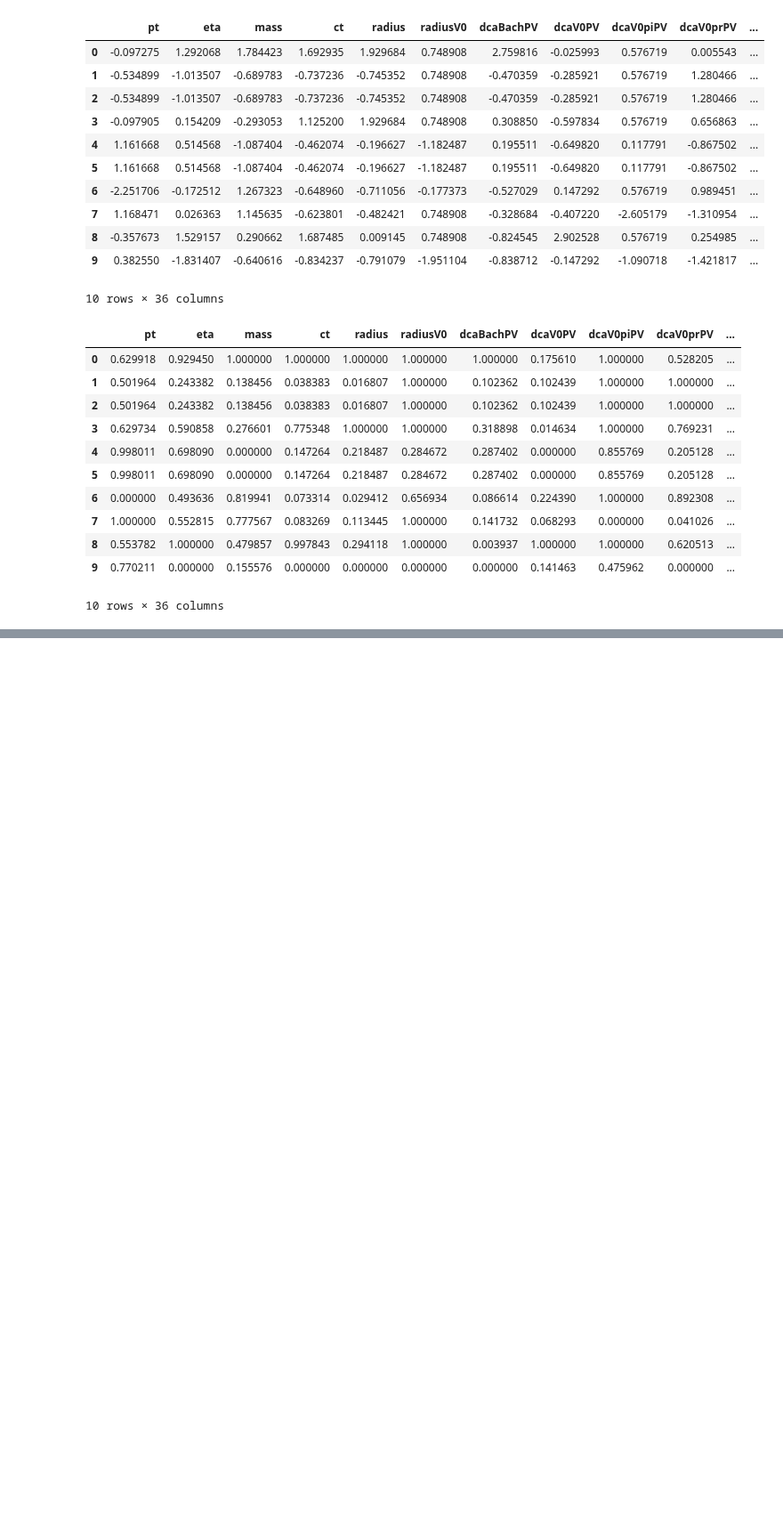
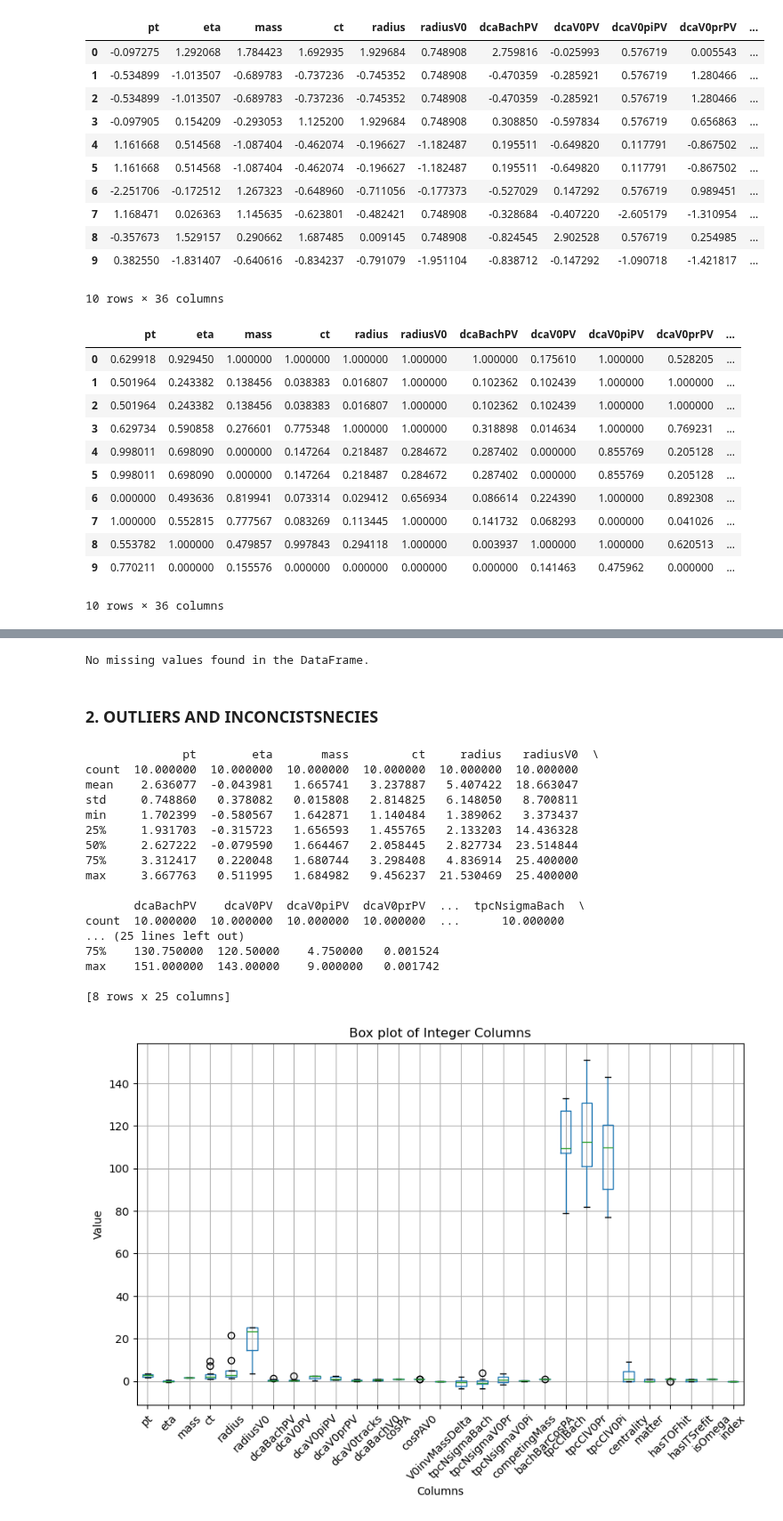
Before and after one commit to robertnesterodhiambo/Advanced_Data_analysis, a Jupyter notebook: OmegaBDT.ipynb, the cells around one changed output, grey strips where cells are left out. Shown at 89% size. Cells and saved outputs as stored; diff of their text form; code cells hidden in the pictures; blank space fills up the shorter version.

Commit message:
Data Cleaning and Preprocessing:

```diff
--- a/OmegaBDT.ipynb
+++ b/OmegaBDT.ipynb
@@ -350,0 +355,79 @@ normalized_df
+# %%
+# Check for missing values in each column AnalysisResults_reduced
+missing_values = AnalysisResults_reduced.isna().sum()
+
+# Display the columns with missing values, if any
+columns_with_missing_values = missing_values[missing_values > 0]
+if not columns_with_missing_values.empty:
+    print("Columns with missing values:")
+    print(columns_with_missing_values)
+else:
+    print("No missing values found in the DataFrame.")
+# %% [output]
+No missing values found in the DataFrame.
+# %% [markdown]
+### 2. OUTLIERS AND INCONCISTSNECIES
+# %%
+
+# Filter columns with integer values
+integer_columns = AnalysisResults_reduced.select_dtypes(exclude='object').columns
+
+# Create a new DataFrame with only integer columns
+AnalysisResults_reduced_integer = AnalysisResults_reduced[integer_columns]
+
+# Descriptive statistics
+integer_describe = AnalysisResults_reduced_integer.describe()
+print(integer_describe)
+
+# Box plot for each integer column
+import matplotlib.pyplot as plt
+plt.figure(figsize=(10, 6))
+AnalysisResults_reduced_integer.boxplot()
+plt.title('Box plot of Integer Columns')
+plt.ylabel('Value')
+plt.xlabel('Columns')
+plt.xticks(rotation=45)
+plt.show()
+
+
+
+
+# Filter columns with integer values
+integer_columns = AnalysisResults_reduced.select_dtypes(exclude='object').columns
+
+# Create a new DataFrame with only integer columns
+AnalysisResults_reduced_integer = AnalysisResults_reduced[integer_columns]
+
+from scipy.stats import zscore
+
+# Calculate z-score for each value in integer columns
+z_scores = AnalysisResults_reduced_integer.apply(zscore)
+
+# Define threshold for outlier detection
+threshold = 3
+
+# Find outliers
+outliers = (z_scores > threshold) | (z_scores < -threshold)
+
+# Display outliers
+print("Outliers:")
+print(outliers)
+# %% [output]
+              pt        eta       mass         ct     radius   radiusV0  \
+count  10.000000  10.000000  10.000000  10.000000  10.000000  10.000000
+mean    2.636077  -0.043981   1.665741   3.237887   5.407422  18.663047
+std     0.748860   0.378082   0.015808   2.814825   6.148050   8.700811
+min     1.702399  -0.580567   1.642871   1.140484   1.389062   3.373437
+25%     1.931703  -0.315723   1.656593   1.455765   2.133203  14.436328
+50%     2.627222  -0.079590   1.664467   2.058445   2.827734  23.514844
+75%     3.312417   0.220048   1.680744   3.298408   4.836914  25.400000
+max     3.667763   0.511995   1.684982   9.456237  21.530469  25.400000
+
+       dcaBachPV    dcaV0PV  dcaV0piPV  dcaV0prPV  ...  tpcNsigmaBach  \
+count  10.000000  10.000000  10.000000  10.000000  ...      10.000000
+... (25 lines left out)
+75%    130.750000  120.50000    4.750000   0.001524
+max    151.000000  143.00000    9.000000   0.001742
+
+[8 rows x 25 columns]
+[figure, added]
```
Also changed, not shown: parts of 5 cells of this notebook.
